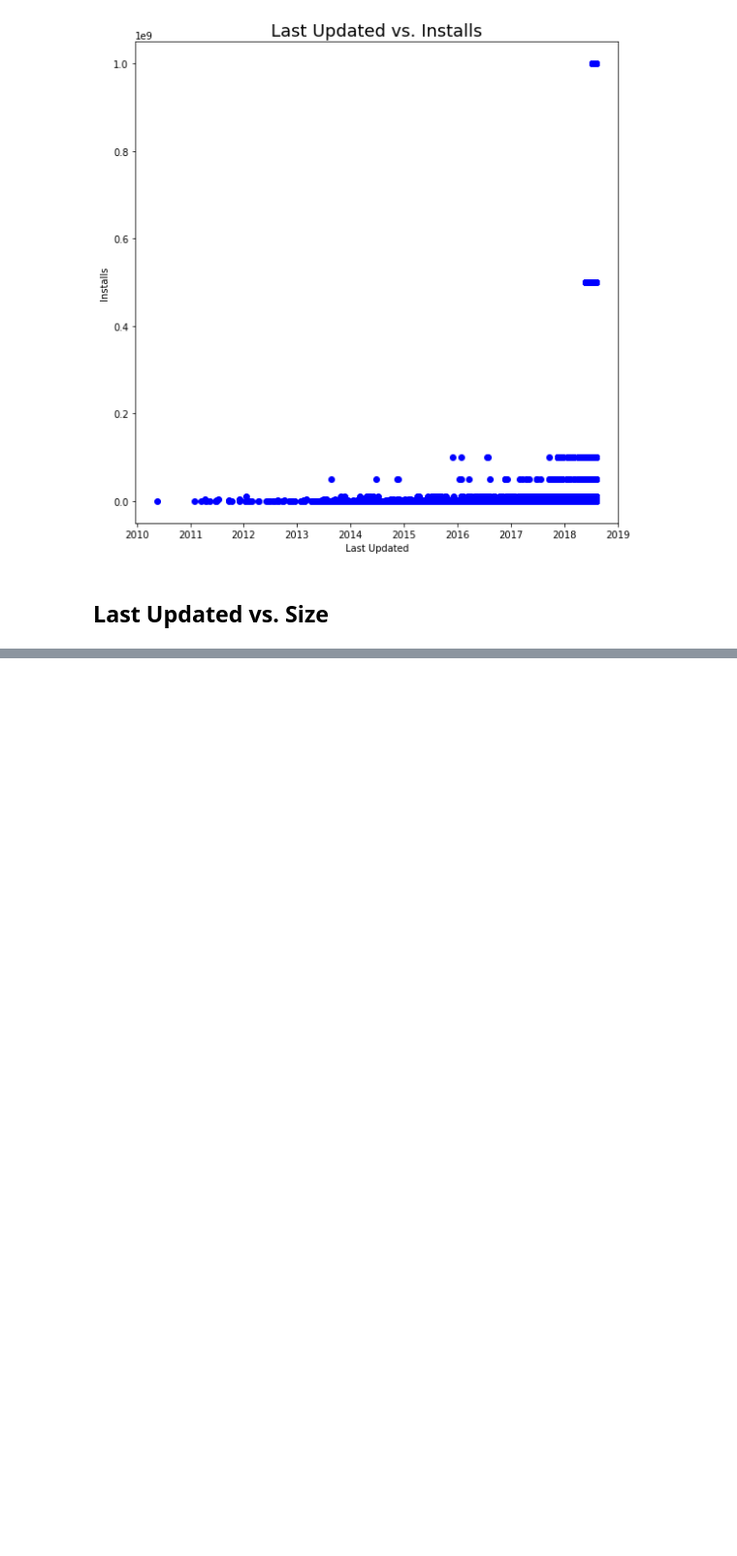
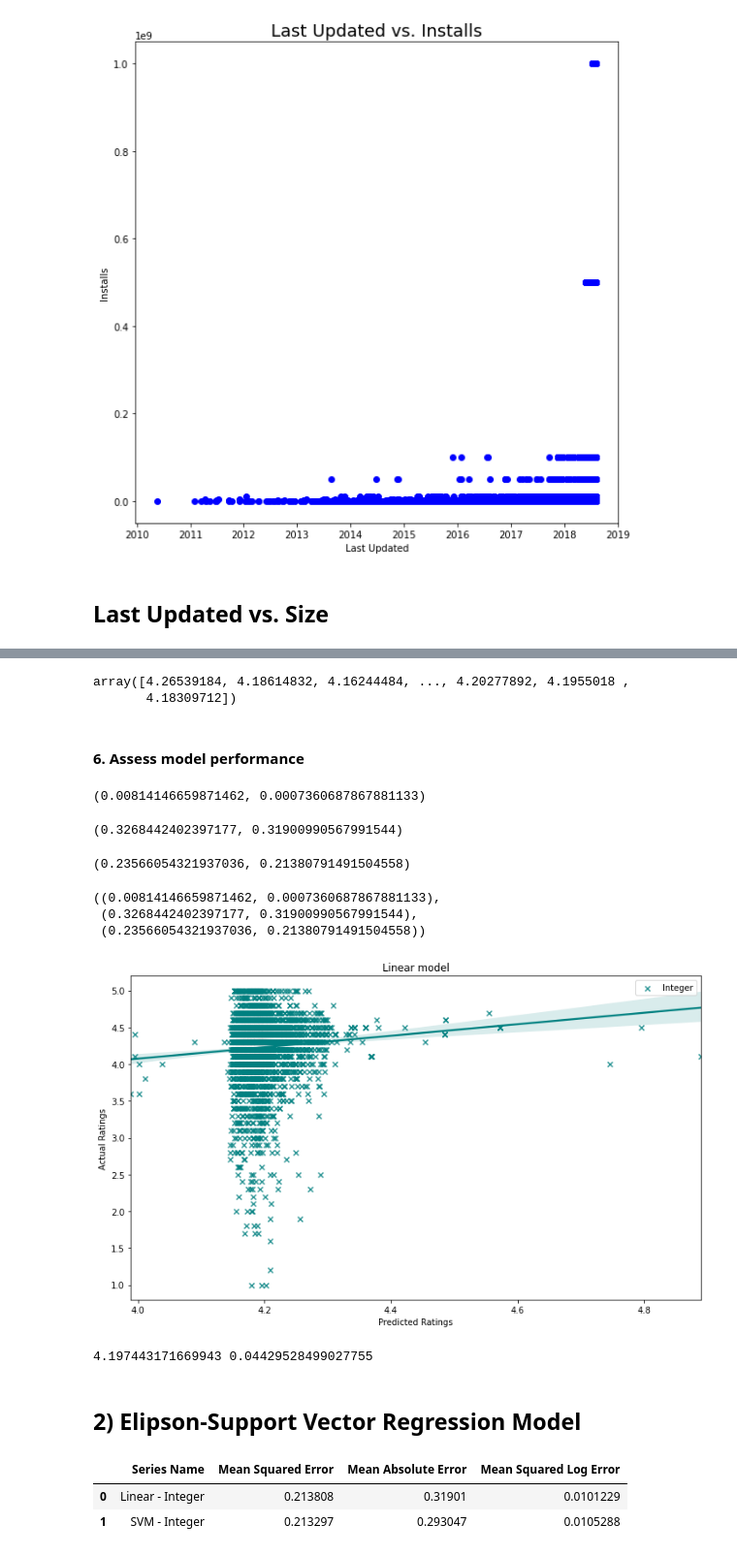
Before and after one commit to chloesjung/Google-Play-Store-Apps, a Jupyter notebook: GooglePlayStoreApp_1.EDA.ipynb, the cells around one changed output, grey strips where cells are left out. Shown at 97% size. Saved outputs shown, nothing was run; the diff lists cells and outputs as text; code cells hidden in the pictures; blank space fills up the shorter version.

```diff
--- a/GooglePlayStoreApp_1.EDA.ipynb
+++ b/GooglePlayStoreApp_1.EDA.ipynb
@@ -927,0 +1492,5 @@ plt.show();
+# %%
+scaler = StandardScaler()
+scaler.fit(X_tr)
+X_tr_scaled = scaler.transform(X_tr)
+X_te_scaled = scaler.transform(X_te)
@@ -927,0 +1499,2 @@ plt.show();
+# %%
+lm = LinearRegression().fit(X_tr_scaled, y_tr)
@@ -927,0 +1503,10 @@ plt.show();
+# %%
+#make predictions using the model on both train and test splits
+y_tr_pred = lm.predict(X_tr_scaled)
+y_te_pred = lm.predict(X_te_scaled)
+# %%
+results = y_te_pred
+results
+# %% [output]
+array([4.26539184, 4.18614832, 4.16244484, ..., 4.20277892, 4.1955018 ,
+       4.18309712])
@@ -927,0 +1517,40 @@ plt.show();
+# %% [markdown]
+#### 6. Assess model performance
+# %%
+# r^2 - train, test
+median_r2 = r2_score(y_tr, y_tr_pred), r2_score(y_te, y_te_pred)
+median_r2
+# %% [output]
+(0.00814146659871462, 0.0007360687867881133)
+# %%
+median_mae = mean_absolute_error(y_tr, y_tr_pred), mean_absolute_error(y_te, y_te_pred)
+median_mae
+# %% [output]
+(0.3268442402397177, 0.31900990567991544)
+# %%
+median_mse = mean_squared_error(y_tr, y_tr_pred), mean_squared_error(y_te, y_te_pred)
+median_mse
+# %% [output]
+(0.23566054321937036, 0.21380791491504558)
+# %%
+median_r2, median_mae, median_mse
+# %% [output]
+((0.00814146659871462, 0.0007360687867881133),
+ (0.3268442402397177, 0.31900990567991544),
+ (0.23566054321937036, 0.21380791491504558))
+# %%
+plt.figure(figsize=(12,7))
+sns.regplot(results,y_te,color='teal', label = 'Integer', marker = 'x')
+plt.legend()
+plt.title('Linear model')
+plt.xlabel('Predicted Ratings')
+plt.ylabel('Actual Ratings')
+plt.show()
+# %% [output]
+[figure, added]
+# %%
+print(results.mean(), results.std())
+# %% [output]
+4.197443171669943 0.04429528499027755
+# %% [markdown]
+## 2) Elipson-Support Vector Regression Model
@@ -927,0 +1572,6 @@ plt.show();
+# %%
+resultsdf
+# %% [output]
+|  | Series Name | Mean Squared Error | Mean Absolute Error | Mean Squared Log Error |
+| 0 | Linear - Integer | 0.213808 | 0.31901 | 0.0101229 |
+| 1 | SVM - Integer | 0.213297 | 0.293047 | 0.0105288 |
```
Also changed, not shown: parts of 187 cells of this notebook.
